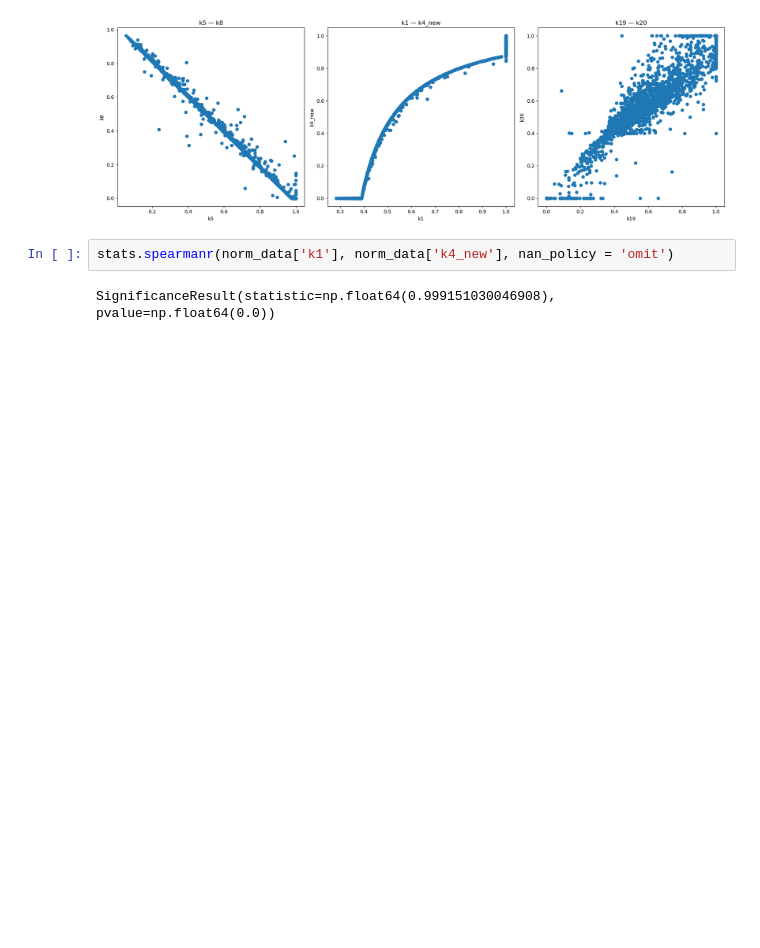
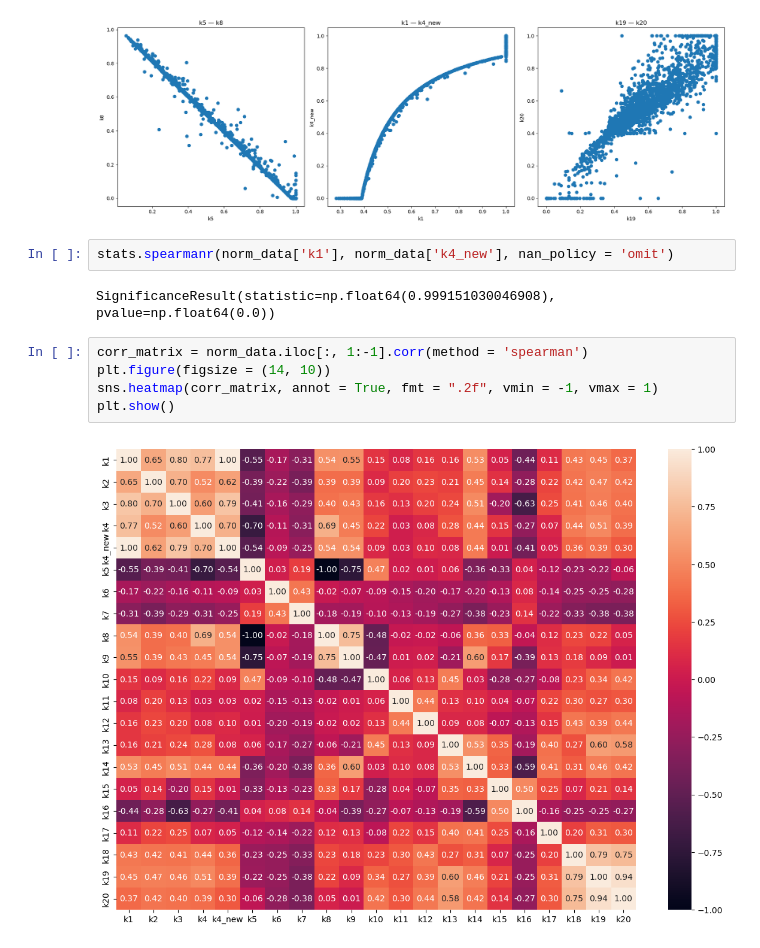
Before and after one commit to aquapuziq/BSU_DA-DS_labs, a Jupyter notebook: preliminary_stat_and_corr_analysis/prestat_and_corr.ipynb, the cells around one changed output. Saved outputs shown, nothing was run; the diff lists cells and outputs as text; blank space fills up the shorter version.

```diff
--- a/preliminary_stat_and_corr_analysis/prestat_and_corr.ipynb
+++ b/preliminary_stat_and_corr_analysis/prestat_and_corr.ipynb
@@ -347,3 +431,10 @@ plt.show()
 stats.spearmanr(norm_data['k1'], norm_data['k4_new'], nan_policy = 'omit')
 # %% [output]
 SignificanceResult(statistic=np.float64(0.999151030046908), pvalue=np.float64(0.0))
+# %%
+corr_matrix = norm_data.iloc[:, 1:-1].corr(method = 'spearman')
+plt.figure(figsize = (14, 10))
+sns.heatmap(corr_matrix, annot = True, fmt = ".2f", vmin = -1, vmax = 1)
+plt.show()
+# %% [output]
+[figure, added]
```
Also changed, not shown: parts of 5 cells of this notebook, 1 other file.
